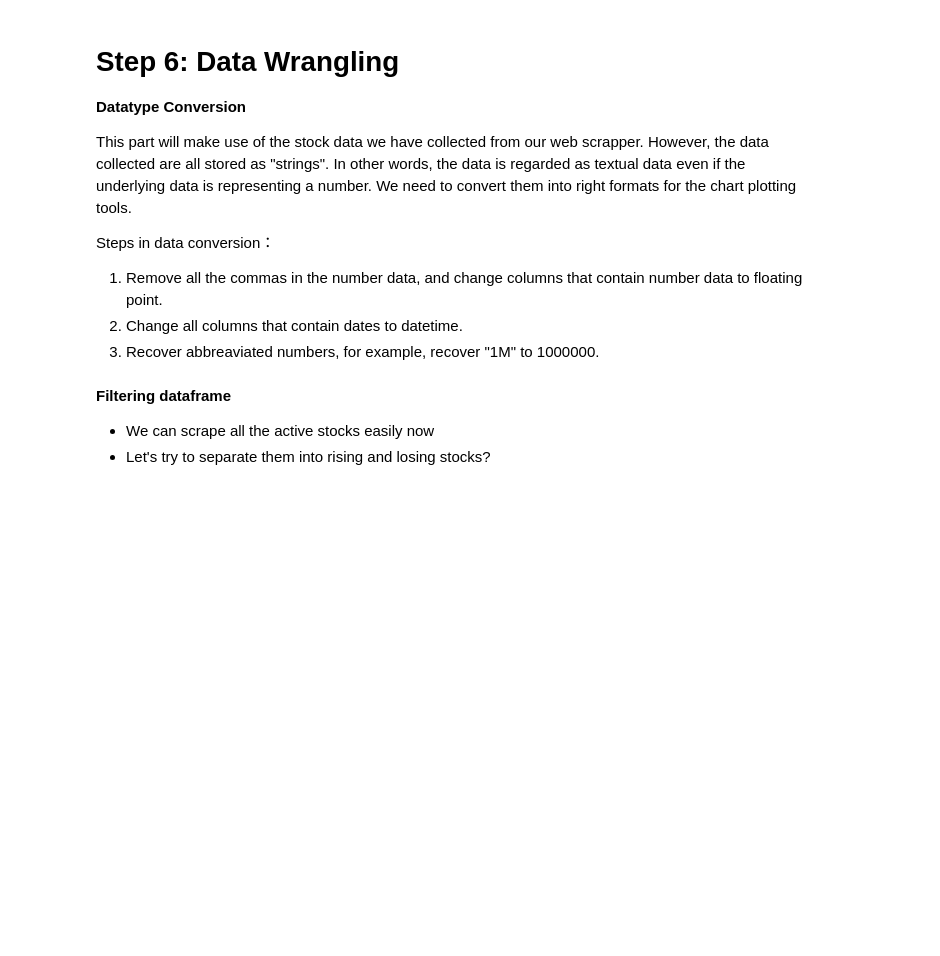
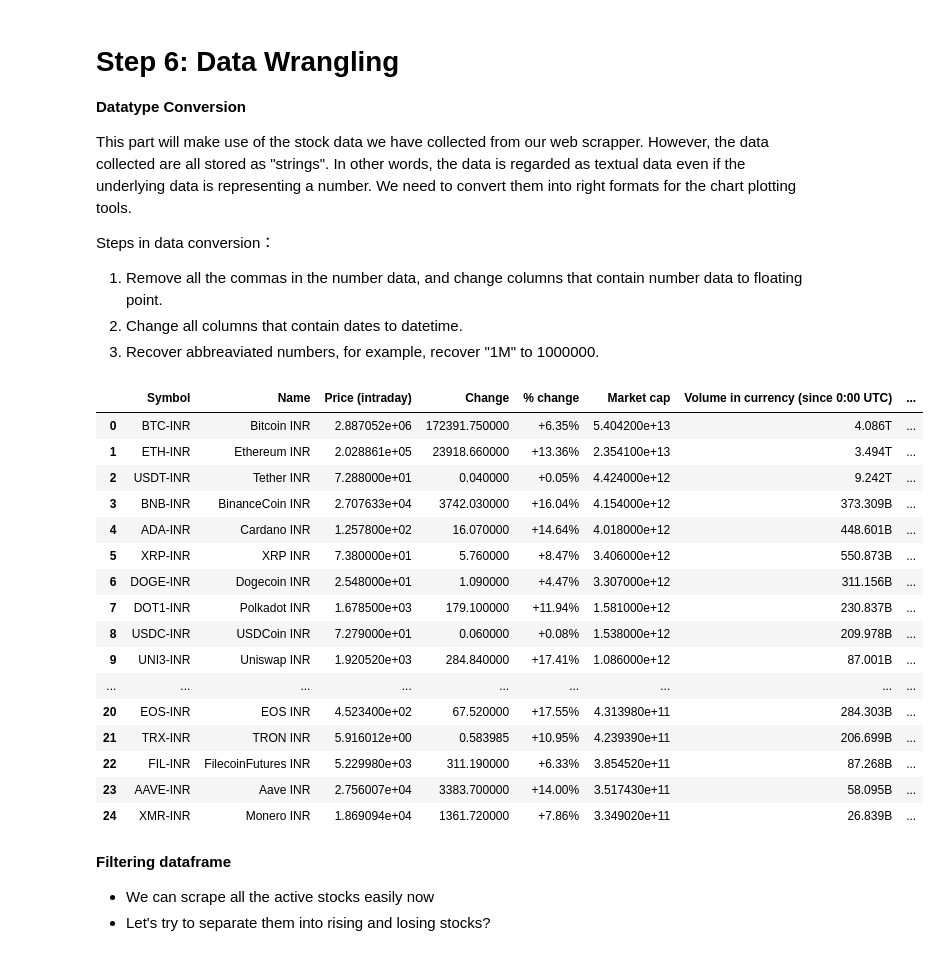
Before and after one commit to Dsushmitha/Web-Scrapping-and-Data-Visualisation-with-Python, a Jupyter notebook: Web_Scraping_with_Python_Starter_Project.ipynb, the cells around one changed output. Cells and saved outputs as stored; diff of their text form; code cells hidden in the pictures; blank space fills up the shorter version.

```diff
--- a/Web_Scraping_with_Python_Starter_Project.ipynb
+++ b/Web_Scraping_with_Python_Starter_Project.ipynb
@@ -246,3 +278,11 @@ Try using the generic function to scrape other products in Yahoo Finance!
 ---
 # %%
 # TODO: Try using the generic function to scrape other kind of products (e.g. cryptocurrencies)
+Gainers = scrape_table("https://in.finance.yahoo.com/gainers")
+Gainers
+
+Losers = scrape_table("https://in.finance.yahoo.com/losers")
+Losers
+
+BSE_SENSEX = scrape_table("https://in.finance.yahoo.com/quote/%5EBSESN/history?p=%5EBSESN")
+BSE_SENSEX
@@ -260,13 +314,51 @@ Steps in data conversion：
 # %%
 from datetime import datetime
 def convert_column_to_float(df, columns):
 # TODO: code the logic for string to float
+  for column in columns:
+    df[column] = pd.to_numeric(df[column].str.replace(',','').str.replace('%',''))
+  return df
 
 def convert_column_to_datetime(df, columns):
 # TODO: code the logic for string to datetime
+  for column in columns:
+    df[column] = pd.to_datetime(df[column])
+  return df
+BSE_SENSEX = convert_column_to_datetime(BSE_SENSEX, ['Date'])
+BSE_SENSEX
 
 def revert_scaled_number(number):
-# TODO: code the logic for converting the string apreviations back to numbers
+# TODO: code the logic for converting the string abreviations back to number
+  mapping = { 'M' : 1000000,
+              'B' : 1000000000,
+              'T' : 1000000000000}
+  scale = number[-1]
+  if scale not in ['M','B','T']:
+    return float(number.replace(',',''))
+  return float(number[0:-1].replace(',','')) * mapping[scale]
+
+crypto = scrape_table("https://in.finance.yahoo.com/cryptocurrencies")
+crypto = convert_column_to_float(crypto,['Price (intraday)','Change'])
+crypto['Market cap'] = crypto['Market cap'].apply(revert_scaled_number)
+crypto
+# %% [output]
+|  | Symbol | Name | Price (intraday) | Change | % change | Market cap | Volume in currency (since 0:00 UTC) | ... |
+| 0 | BTC-INR | Bitcoin INR | 2.887052e+06 | 172391.750000 | +6.35% | 5.404200e+13 | 4.086T | ... |
+| 1 | ETH-INR | Ethereum INR | 2.028861e+05 | 23918.660000 | +13.36% | 2.354100e+13 | 3.494T | ... |
+| 2 | USDT-INR | Tether INR | 7.288000e+01 | 0.040000 | +0.05% | 4.424000e+12 | 9.242T | ... |
+| 3 | BNB-INR | BinanceCoin INR | 2.707633e+04 | 3742.030000 | +16.04% | 4.154000e+12 | 373.309B | ... |
+| 4 | ADA-INR | Cardano INR | 1.257800e+02 | 16.070000 | +14.64% | 4.018000e+12 | 448.601B | ... |
+| 5 | XRP-INR | XRP INR | 7.380000e+01 | 5.760000 | +8.47% | 3.406000e+12 | 550.873B | ... |
+| 6 | DOGE-INR | Dogecoin INR | 2.548000e+01 | 1.090000 | +4.47% | 3.307000e+12 | 311.156B | ... |
+| 7 | DOT1-INR | Polkadot INR | 1.678500e+03 | 179.100000 | +11.94% | 1.581000e+12 | 230.837B | ... |
+| 8 | USDC-INR | USDCoin INR | 7.279000e+01 | 0.060000 | +0.08% | 1.538000e+12 | 209.978B | ... |
+| 9 | UNI3-INR | Uniswap INR | 1.920520e+03 | 284.840000 | +17.41% | 1.086000e+12 | 87.001B | ... |
+| ... | ... | ... | ... | ... | ... | ... | ... | ... |
+| 20 | EOS-INR | EOS INR | 4.523400e+02 | 67.520000 | +17.55% | 4.313980e+11 | 284.303B | ... |
+| 21 | TRX-INR | TRON INR | 5.916012e+00 | 0.583985 | +10.95% | 4.239390e+11 | 206.699B | ... |
+| 22 | FIL-INR | FilecoinFutures INR | 5.229980e+03 | 311.190000 | +6.33% | 3.854520e+11 | 87.268B | ... |
+| 23 | AAVE-INR | Aave INR | 2.756007e+04 | 3383.700000 | +14.00% | 3.517430e+11 | 58.095B | ... |
+| 24 | XMR-INR | Monero INR | 1.869094e+04 | 1361.720000 | +7.86% | 3.349020e+11 | 26.839B | ... |
 # %% [markdown]
 **Filtering dataframe**
 
```
Also changed, not shown: parts of 13 cells of this notebook.
